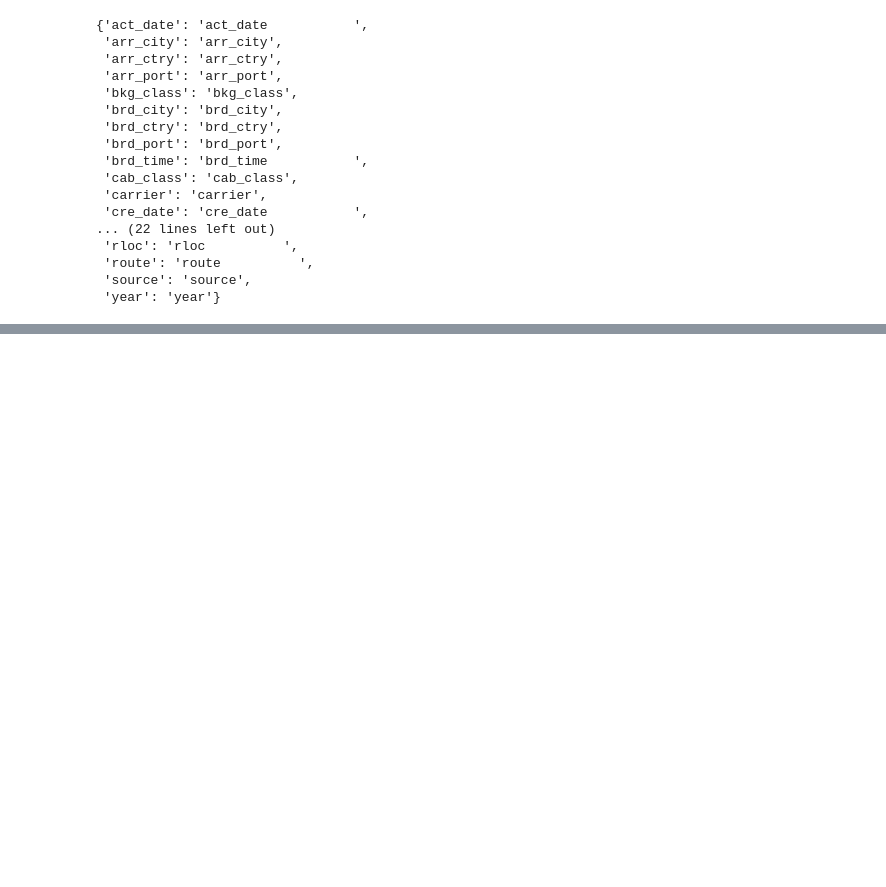
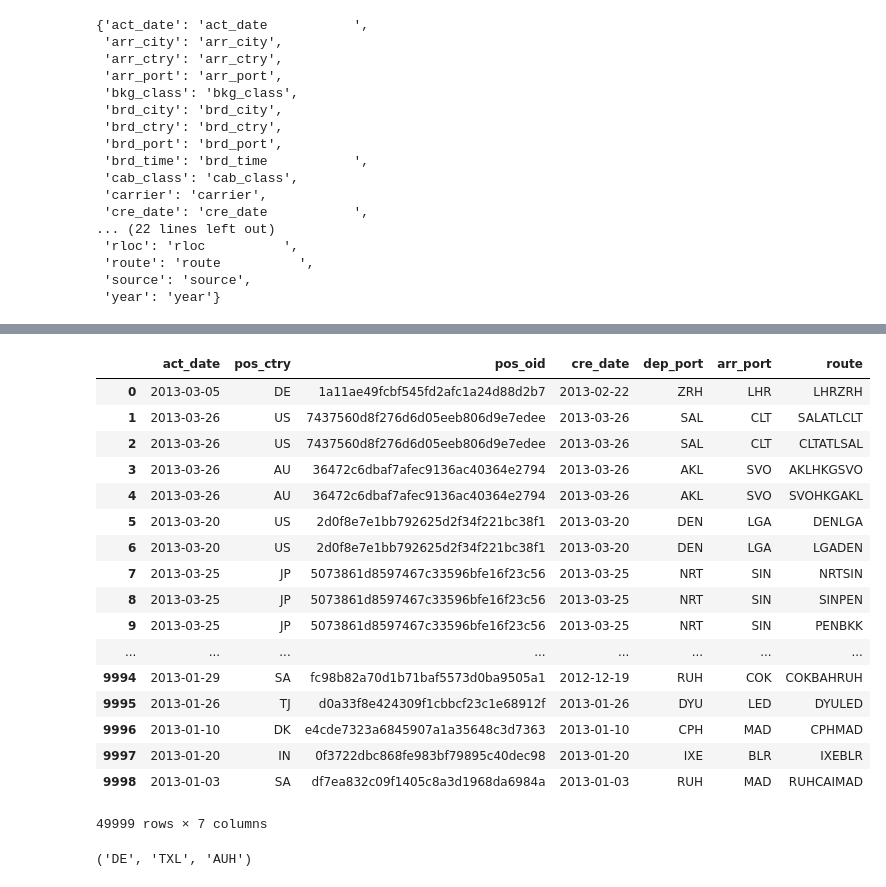
Before and after one commit to leomrocha/data-analysis-exercises, a Jupyter notebook: Extra - Data Merging.ipynb, the cells around one changed output, grey strips where cells are left out. Cells and saved outputs as stored; diff of their text form; code cells hidden in the pictures; blank space fills up the shorter version.

Commit message:
storage and search in tables created ... TODO improve code (this is just a test yet)

```diff
--- a/Extra - Data Merging.ipynb
+++ b/Extra - Data Merging.ipynb
@@ -108,0 +135,25 @@ for chunk in bks_reader:
+# %%
+pd.read_hdf('store.h5', 'bookings')
+# %% [output]
+|  | act_date | pos_ctry | pos_oid | cre_date | dep_port | arr_port | route |
+| 0 | 2013-03-05 | DE | 1a11ae49fcbf545fd2afc1a24d88d2b7 | 2013-02-22 | ZRH | LHR | LHRZRH |
+| 1 | 2013-03-26 | US | 7437560d8f276d6d05eeb806d9e7edee | 2013-03-26 | SAL | CLT | SALATLCLT |
+| 2 | 2013-03-26 | US | 7437560d8f276d6d05eeb806d9e7edee | 2013-03-26 | SAL | CLT | CLTATLSAL |
+| 3 | 2013-03-26 | AU | 36472c6dbaf7afec9136ac40364e2794 | 2013-03-26 | AKL | SVO | AKLHKGSVO |
+| 4 | 2013-03-26 | AU | 36472c6dbaf7afec9136ac40364e2794 | 2013-03-26 | AKL | SVO | SVOHKGAKL |
+| 5 | 2013-03-20 | US | 2d0f8e7e1bb792625d2f34f221bc38f1 | 2013-03-20 | DEN | LGA | DENLGA |
+| 6 | 2013-03-20 | US | 2d0f8e7e1bb792625d2f34f221bc38f1 | 2013-03-20 | DEN | LGA | LGADEN |
+| 7 | 2013-03-25 | JP | 5073861d8597467c33596bfe16f23c56 | 2013-03-25 | NRT | SIN | NRTSIN |
+| 8 | 2013-03-25 | JP | 5073861d8597467c33596bfe16f23c56 | 2013-03-25 | NRT | SIN | SINPEN |
+| 9 | 2013-03-25 | JP | 5073861d8597467c33596bfe16f23c56 | 2013-03-25 | NRT | SIN | PENBKK |
+| ... | ... | ... | ... | ... | ... | ... | ... |
+| 9994 | 2013-01-29 | SA | fc98b82a70d1b71baf5573d0ba9505a1 | 2012-12-19 | RUH | COK | COKBAHRUH |
+| 9995 | 2013-01-26 | TJ | d0a33f8e424309f1cbbcf23c1e68912f | 2013-01-26 | DYU | LED | DYULED |
+| 9996 | 2013-01-10 | DK | e4cde7323a6845907a1a35648c3d7363 | 2013-01-10 | CPH | MAD | CPHMAD |
+| 9997 | 2013-01-20 | IN | 0f3722dbc868fe983bf79895c40dec98 | 2013-01-20 | IXE | BLR | IXEBLR |
+| 9998 | 2013-01-03 | SA | df7ea832c09f1405c8a3d1968da6984a | 2013-01-03 | RUH | MAD | RUHCAIMAD |
+49999 rows × 7 columns
+# %%
+ctry, orig, dest
+# %% [output]
+('DE', 'TXL', 'AUH')
```
Also changed, not shown: parts of 22 cells of this notebook.
